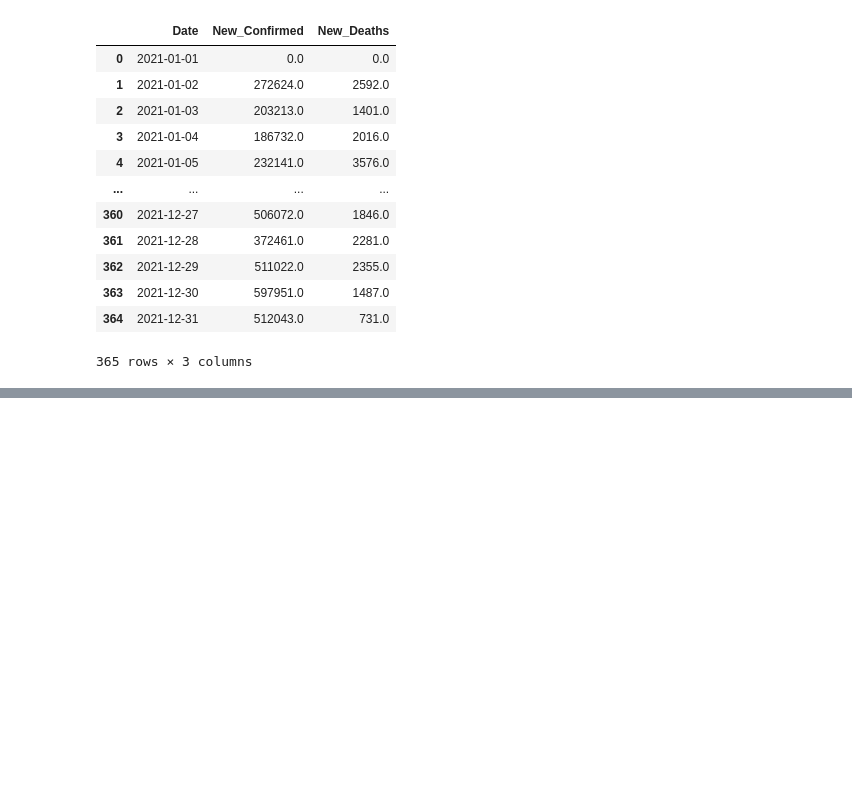
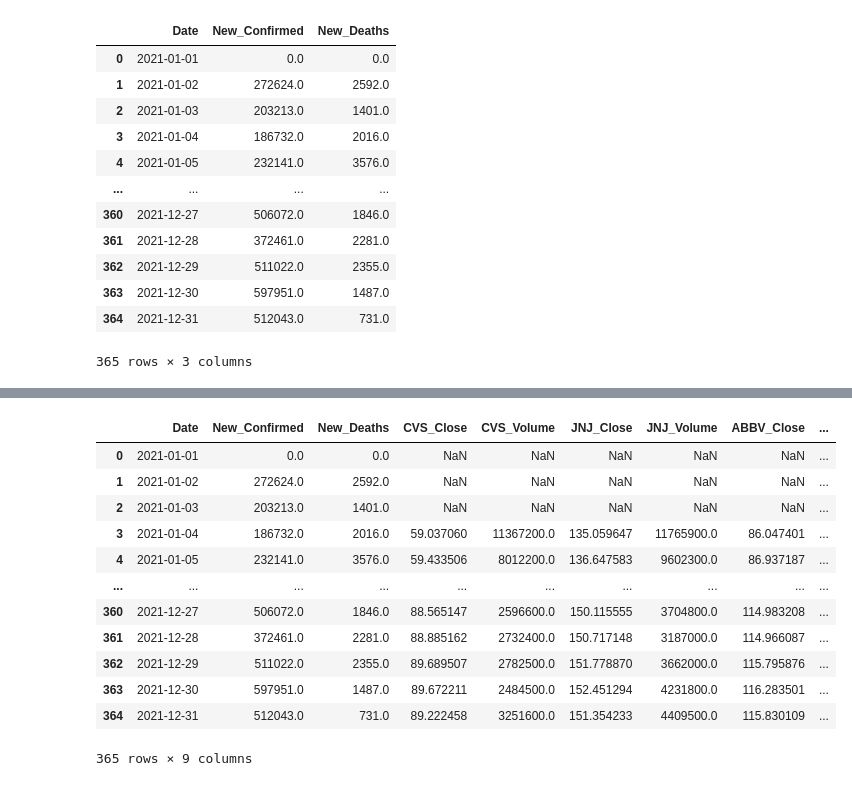
Before and after one commit to Bowen-Zhao999/IS-477, a Jupyter notebook: projectFile.ipynb, the cells around one changed output, grey strips where cells are left out. Cells and saved outputs as stored; diff of their text form; code cells hidden in the pictures; blank space fills up the shorter version.

```diff
--- a/projectFile.ipynb
+++ b/projectFile.ipynb
@@ -2,7 +2,7 @@
 import os
 import pandas as pd
 # %%
-folderPath = '/Users/bowenzhao/Desktop/UIUC/2026 Spring/IS 477/IS-477/csse_covid_19_daily_reports_us'
+folderPath = '/Users/yhzhou/Desktop/IS 477/Course project/IS-477/csse_covid_19_daily_reports_us'
 files = []
 for f in os.listdir(folderPath):
     if '2021' in f:
@@ -119,0 +188,34 @@ display(df_2021_US)
+# %%
+df_2021_US['Date'] = df_2021_US['Date'].astype(str)
+
+
+def prepare_df(df, ticker):
+    temp = df.copy()
+    temp.columns = ['Date', f'{ticker}_Close', f'{ticker}_Volume']
+    temp['Date'] = temp['Date'].astype(str)
+    return temp
+
+df_CVS_flat  = prepare_df(df_CVS, "CVS")
+df_JNJ_flat  = prepare_df(df_JNJ, "JNJ")
+df_ABBV_flat = prepare_df(df_ABBV, "ABBV")
+
+df_combined = pd.merge(df_2021_US, df_CVS_flat, on='Date', how='left')
+df_combined = pd.merge(df_combined, df_JNJ_flat, on='Date', how='left')
+df_combined = pd.merge(df_combined, df_ABBV_flat, on='Date', how='left')
+
+
+df_combined
+# %% [output]
+|  | Date | New_Confirmed | New_Deaths | CVS_Close | CVS_Volume | JNJ_Close | JNJ_Volume | ABBV_Close | ... |
+| 0 | 2021-01-01 | 0.0 | 0.0 | NaN | NaN | NaN | NaN | NaN | ... |
+| 1 | 2021-01-02 | 272624.0 | 2592.0 | NaN | NaN | NaN | NaN | NaN | ... |
+| 2 | 2021-01-03 | 203213.0 | 1401.0 | NaN | NaN | NaN | NaN | NaN | ... |
+| 3 | 2021-01-04 | 186732.0 | 2016.0 | 59.037060 | 11367200.0 | 135.059647 | 11765900.0 | 86.047401 | ... |
+| 4 | 2021-01-05 | 232141.0 | 3576.0 | 59.433506 | 8012200.0 | 136.647583 | 9602300.0 | 86.937187 | ... |
+| ... | ... | ... | ... | ... | ... | ... | ... | ... | ... |
+| 360 | 2021-12-27 | 506072.0 | 1846.0 | 88.565147 | 2596600.0 | 150.115555 | 3704800.0 | 114.983208 | ... |
+| 361 | 2021-12-28 | 372461.0 | 2281.0 | 88.885162 | 2732400.0 | 150.717148 | 3187000.0 | 114.966087 | ... |
+| 362 | 2021-12-29 | 511022.0 | 2355.0 | 89.689507 | 2782500.0 | 151.778870 | 3662000.0 | 115.795876 | ... |
+| 363 | 2021-12-30 | 597951.0 | 1487.0 | 89.672211 | 2484500.0 | 152.451294 | 4231800.0 | 116.283501 | ... |
+| 364 | 2021-12-31 | 512043.0 | 731.0 | 89.222458 | 3251600.0 | 151.354233 | 4409500.0 | 115.830109 | ... |
+365 rows × 9 columns
```
Also changed, not shown: parts of 3 cells of this notebook.
